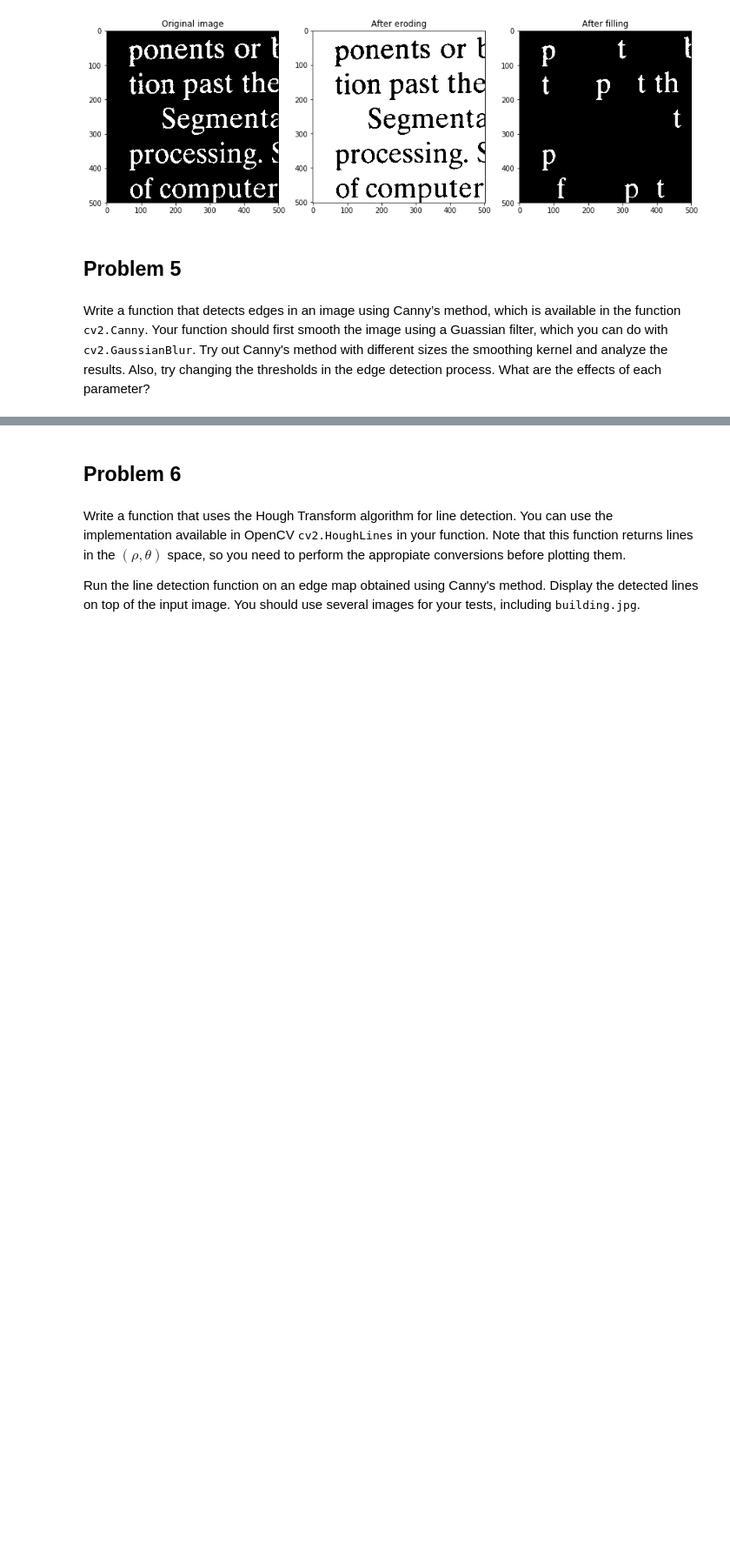
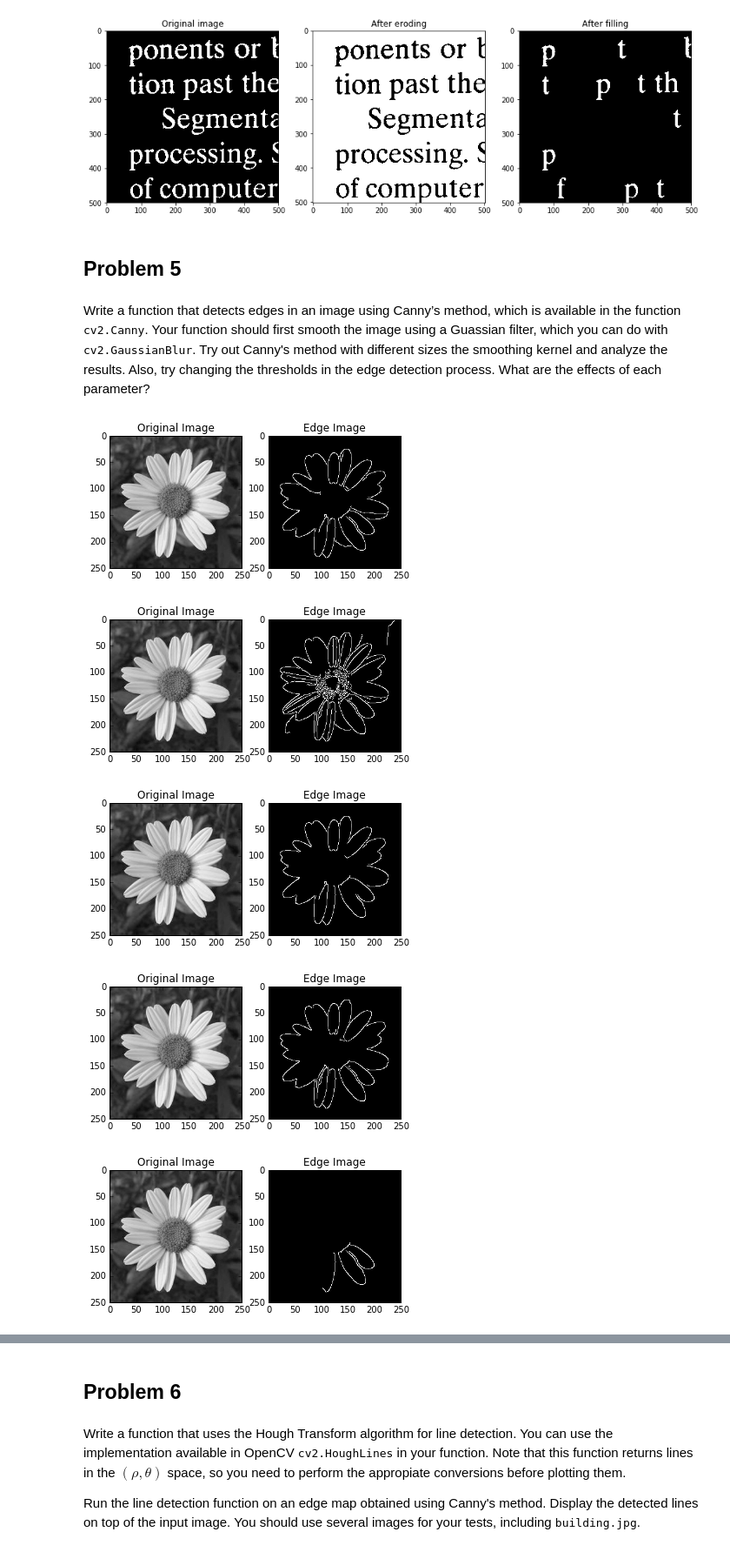
Before and after one commit to karolaya/PDI, a Jupyter notebook: PS-04/problem_set_4.ipynb, the cells around one changed output, grey strips where cells are left out. Shown at 87% size. Cells and saved outputs as stored; diff of their text form; code cells hidden in the pictures; blank space fills up the shorter version.

```diff
--- a/PS-04/problem_set_4.ipynb
+++ b/PS-04/problem_set_4.ipynb
@@ -182,3 +182,33 @@ Write a function that detects edges in an image using Canny’s method, which is
 Your function should first smooth the image using a Guassian filter, which you can do with <tt>cv2.GaussianBlur</tt>.
 Try out Canny's method with different sizes the smoothing kernel and analyze the results.
 Also, try changing the thresholds in the edge detection process. What are the effects of each parameter?
+# %%
+img = rg(files[18])
+
+def Detector(img, kernel, minT, maxT):
+    smooth = cv2.GaussianBlur(img, (kernel,kernel), 0) #(input_image, kernel(odd number))
+    edges = cv2.Canny(smooth, minT, maxT) #(input_image, minValTh, maxValTh)
+
+    mplt.subplot(121)
+    mplt.imshow(img, cmap = 'gray')
+    mplt.title('Original Image')
+
+    mplt.subplot(122)
+    mplt.imshow(edges, cmap = 'gray')
+    mplt.title('Edge Image')
+    mplt.show()
+
+Detector(img, 5, 5, 200)
+Detector(img, 3, 5, 200)
+
+Detector(img, 5, 100, 400)
+Detector(img, 3, 100, 400)
+
+Detector(img, 5, 50, 600)
+Detector(img, 3, 50, 600)
+# %% [output]
+[figure, added]
+[figure, added]
+[figure, added]
+[figure, added]
+[figure, added]
```
Also changed, not shown: parts of 1 cell of this notebook.
